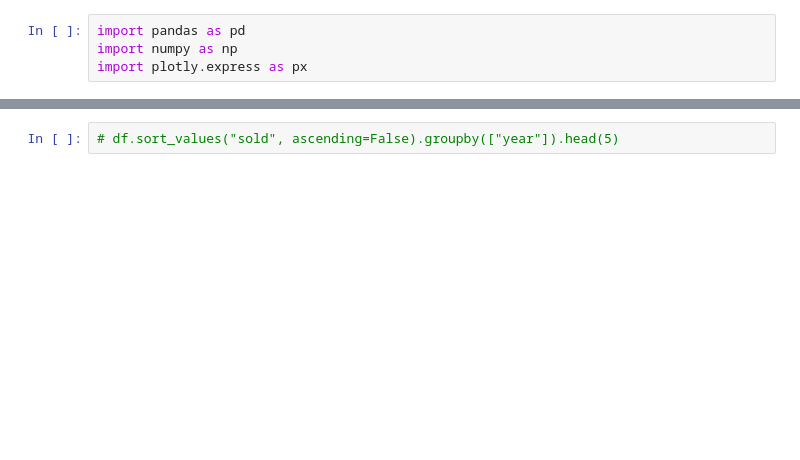
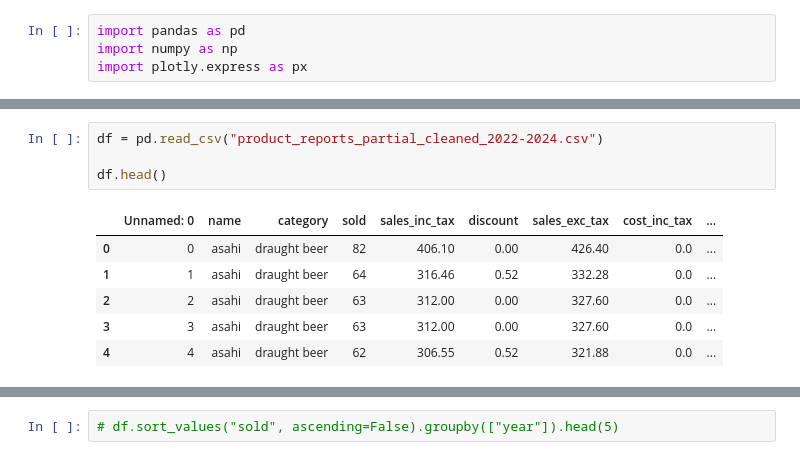
Before and after one commit to lestherll/restaurant-data-analytics, a Jupyter notebook: data_exploration.ipynb, the cells around one changed output, grey strips where cells are left out. Drawn from its saved outputs; the diff is of its cells as text; blank space fills up the shorter version.

```diff
--- a/data_exploration.ipynb
+++ b/data_exploration.ipynb
@@ -18,3 +5,14 @@ df.head()
+# %%
+df = pd.read_csv("product_reports_partial_cleaned_2022-2024.csv")
+
+df.head()
+# %% [output]
+|  | Unnamed: 0 | name | category | sold | sales_inc_tax | discount | sales_exc_tax | cost_inc_tax | ... |
+| 0 | 0 | asahi | draught beer | 82 | 406.10 | 0.00 | 426.40 | 0.0 | ... |
+| 1 | 1 | asahi | draught beer | 64 | 316.46 | 0.52 | 332.28 | 0.0 | ... |
+| 2 | 2 | asahi | draught beer | 63 | 312.00 | 0.00 | 327.60 | 0.0 | ... |
+| 3 | 3 | asahi | draught beer | 63 | 312.00 | 0.00 | 327.60 | 0.0 | ... |
+| 4 | 4 | asahi | draught beer | 62 | 306.55 | 0.52 | 321.88 | 0.0 | ... |
 # %%
 df.info()
 # %% [output]
```
Also changed, not shown: parts of 13 cells of this notebook, 1 other file.
